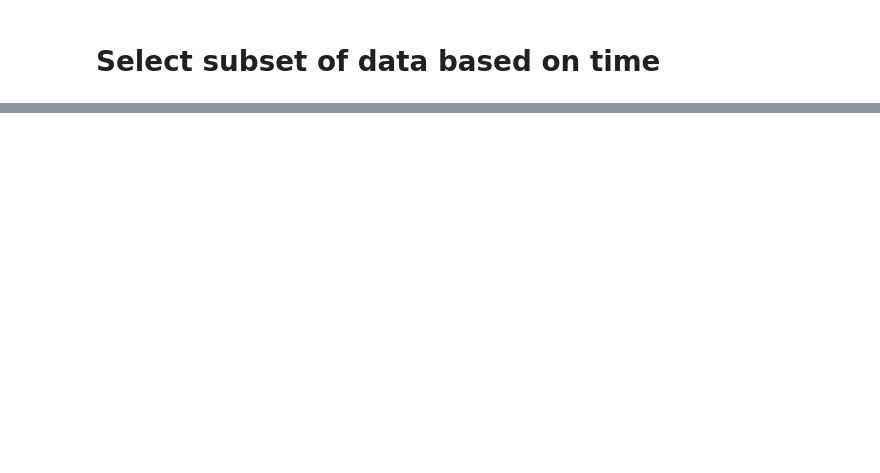
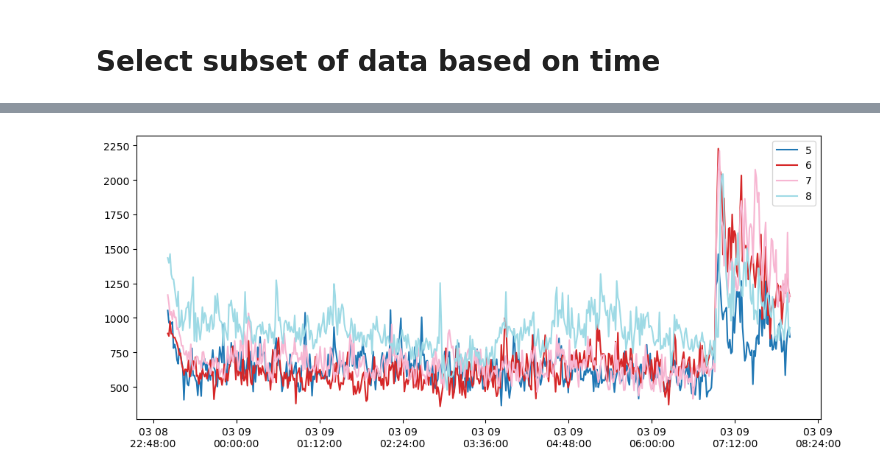
Before and after one commit to enwudz/pytracker, a Jupyter notebook: videotrack_analysis_daphnia.ipynb, the cells around one changed output, grey strips where cells are left out. Cells and saved outputs as stored; diff of their text form; code cells hidden in the pictures; blank space fills up the shorter version.

```diff
--- a/videotrack_analysis_daphnia.ipynb
+++ b/videotrack_analysis_daphnia.ipynb
@@ -241,0 +212,4 @@ multipleIndividualPlot(ts,individuals)
+# %%
+multipleIndividualPlot(ts,['5','6','7','8'])
+# %% [output]
+[figure, added]
```
Also changed, not shown: parts of 15 cells of this notebook.
